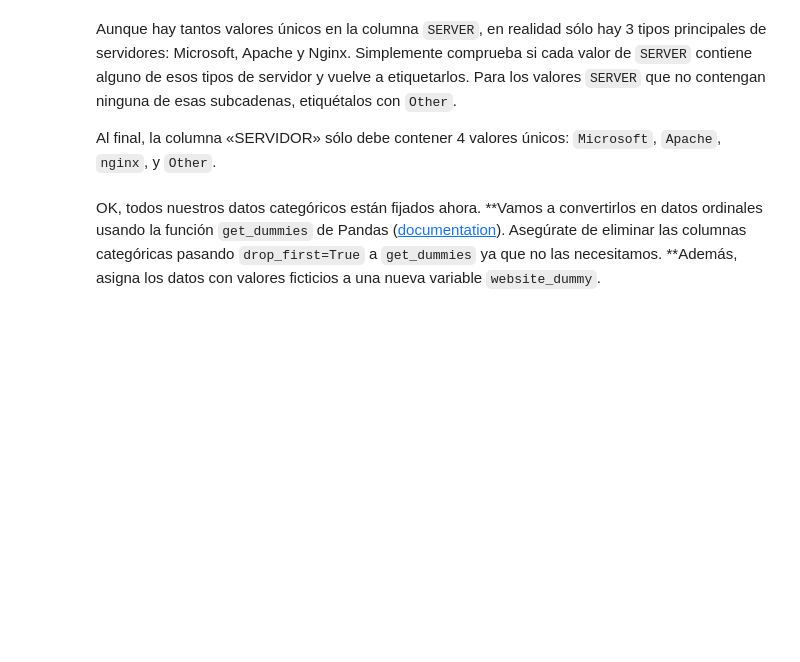
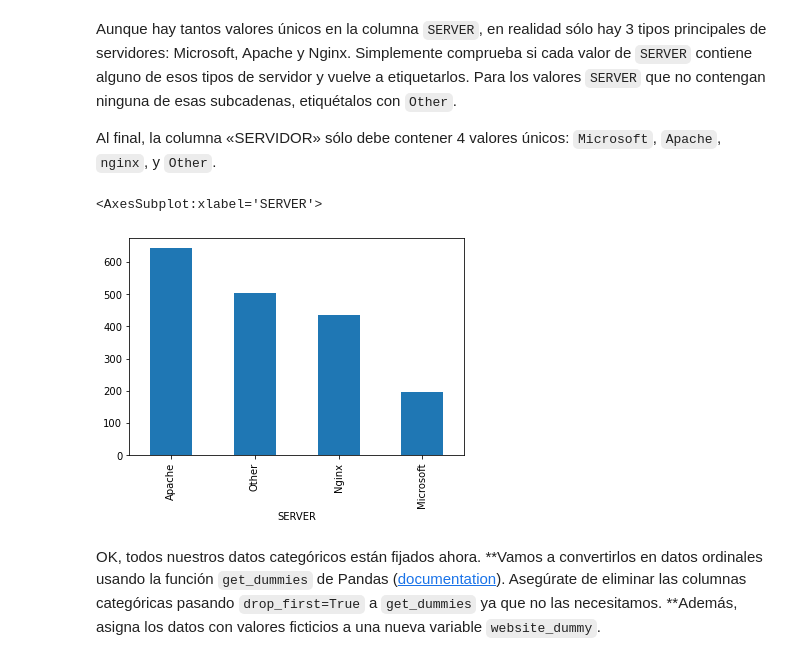
Before and after one commit to ivanseldas/lab-supervised-learning-es, a Jupyter notebook: your-code/main_esp.ipynb, the cells around one changed output. Saved outputs shown, nothing was run; the diff lists cells and outputs as text; code cells hidden in the pictures; blank space fills up the shorter version.

```diff
--- a/your-code/main_esp.ipynb
+++ b/your-code/main_esp.ipynb
@@ -569,0 +563,3 @@ Ahora vuelve a imprimir los `dtypes` de los datos. Además de `WHOIS_COUNTRY` qu
+# %%
+websites['CHARSET'].fillna('None', inplace=True)
+websites['CHARSET'].value_counts()
@@ -575,0 +588,4 @@ Ahora vuelve a imprimir los `dtypes` de los datos. Además de `WHOIS_COUNTRY` qu
+# %%
+websites['SERVER'].value_counts()
+websites['SERVER'].fillna('None', inplace=True)
+websites['SERVER'] = ['Apache' if 'apache' in item.lower() else 'Nginx' if 'nginx' in item.lower() else 'Microsoft' if 'microsof' in item.lower() else 'Other' for item in websites['SERVER']]
@@ -582,2 +603,7 @@ Al final, la columna «SERVIDOR» sólo debe contener 4 valores únicos: `Micros
+# %%
+websites['SERVER'].value_counts().plot(kind='bar')
+# %% [output]
+<AxesSubplot:xlabel='SERVER'>
+[figure, added]
 # %% [markdown]
 OK, todos nuestros datos categóricos están fijados ahora. **Vamos a convertirlos en datos ordinales usando la función `get_dummies` de Pandas ([documentation](https://pandas.pydata.org/pandas-docs/stable/generated/pandas.get_dummies.html)). Asegúrate de eliminar las columnas categóricas pasando `drop_first=True` a `get_dummies` ya que no las necesitamos. **Además, asigna los datos con valores ficticios a una nueva variable `website_dummy`.
```
Also changed, not shown: parts of 34 cells of this notebook.
